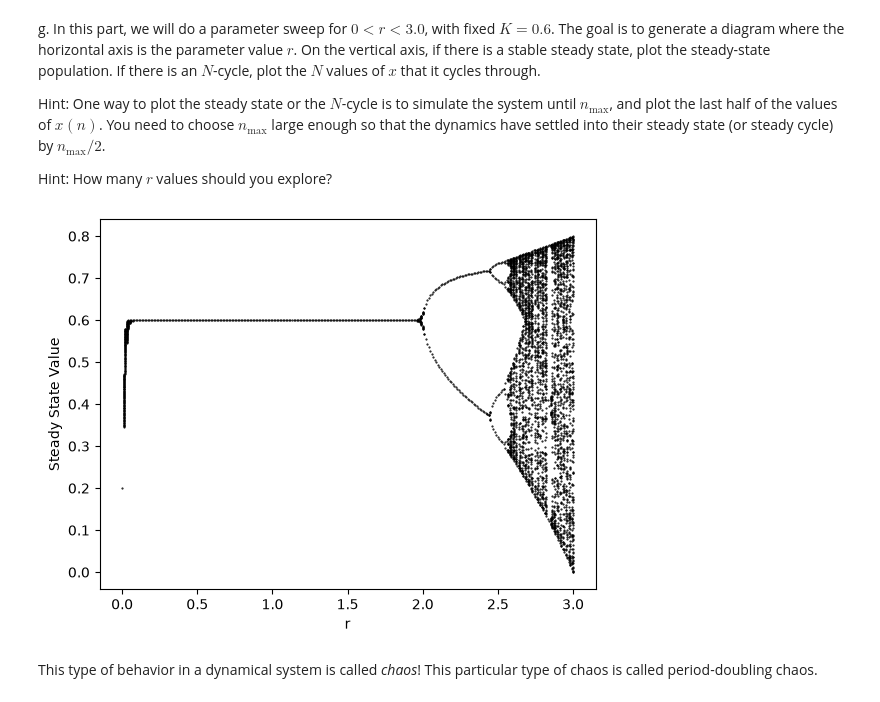
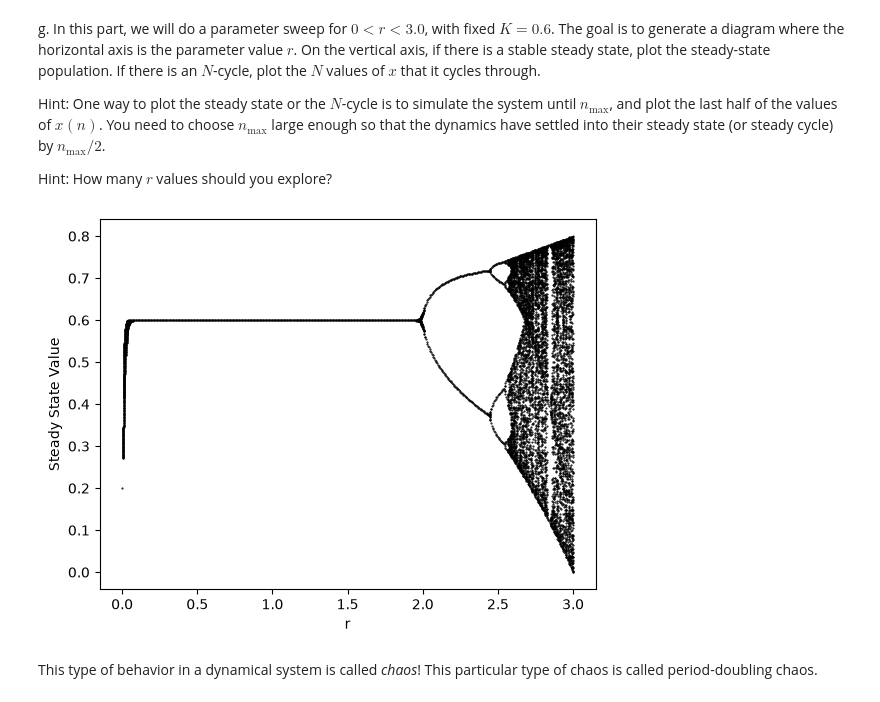
Before and after one commit to waldo-gb/MCSBBootcamp, a Jupyter notebook: docs/PS3_discrete-logistic.ipynb, the cells around one changed output. Drawn from its saved outputs; the diff is of its cells as text; code cells hidden in the pictures.

```diff
--- a/docs/PS3_discrete-logistic.ipynb
+++ b/docs/PS3_discrete-logistic.ipynb
@@ -163,17 +163,17 @@ def run_sim_r(rate,max_v,initial_v,n_max):
     return unique
 # %%
 ss= {}
-for v in range(0,3000,1):
-    r = v/100
+for v in range(0,6000,1):
+    r = v/200
     ss[r] = run_sim_r(r,K,i,200)
 fig, ax = plt.subplots()
 for rate in ss:
     ax.plot([rate]*len(ss[rate]), ss[rate], ".k", ms=1)
 ax.set_ylabel("Steady State Value")
 ax.set_xlabel("r")
 plt.show()
 # %% [output]
-[figure, old version]
+[figure, new version]
 # %% [markdown]
 This type of behavior in a dynamical system is called *chaos*! This
 particular type of chaos is called period-doubling chaos.
```
Also changed, not shown: 2 other files.
